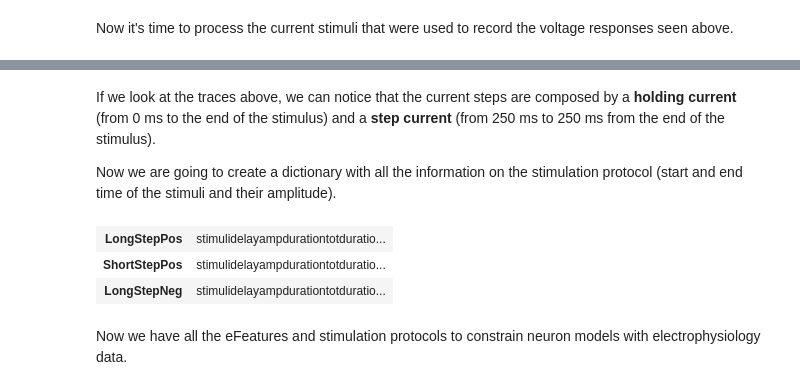
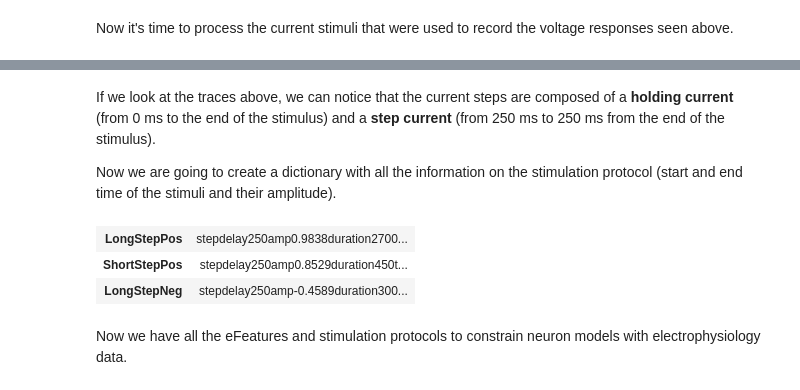
Before and after one commit to BlueBrain/SimulationTutorials, a Jupyter notebook: SfN2017/eFEL/efel.ipynb, the cells around one changed output, grey strips where cells are left out. Saved outputs shown, nothing was run; the diff lists cells and outputs as text; code cells hidden in the pictures.

```diff
--- a/SfN2017/eFEL/efel.ipynb
+++ b/SfN2017/eFEL/efel.ipynb
@@ -177,5 +168,4 @@ The function below construct the traces format for the eFEL library.
 # %%
-# Extract features
 import efel
 
 # Define stimulus start and end times
@@ -198,27 +188,27 @@ def get_features(data):
 
             efel_traces[step_name].append(trace)
 
-    features_values = collections.defaultdict(dict)
+    feat_values = collections.defaultdict(dict)
 
-    features_values['LongStepNeg'] = efel.getMeanFeatureValues(efel_traces['LongStepNeg'],
+    feat_values['LongStepNeg'] = efel.getMeanFeatureValues(efel_traces['LongStepNeg'],
                                                                 ['voltage_deflection',
                                                                 'voltage_base'])
 
-    features_values['LongStepPos'] = efel.getMeanFeatureValues(efel_traces['LongStepPos'],
+    feat_values['LongStepPos'] = efel.getMeanFeatureValues(efel_traces['LongStepPos'],
                                                                ['mean_frequency', 'adaptation_index2',
                                                                 'ISI_CV'])
 
-    features_values['ShortStepPos'] = efel.getMeanFeatureValues(efel_traces['ShortStepPos'],
+    feat_values['ShortStepPos'] = efel.getMeanFeatureValues(efel_traces['ShortStepPos'],
                                                                 ['time_to_first_spike', 'AHP_depth',
                                                                 'AP_width', 'AP_height'])
 
     # Round raw feature values
     for stim_name in efel_traces.keys():
-        for idx, stim in enumerate(features_values[stim_name]):
-            for feat_name in features_values[stim_name][idx].keys():
-                features_values[stim_name][idx][feat_name] = round(features_values[stim_name][idx][feat_name], 4)
+        for idx, stim in enumerate(feat_values[stim_name]):
+            for feat_name in feat_values[stim_name][idx].keys():
+                feat_values[stim_name][idx][feat_name] = round(feat_values[stim_name][idx][feat_name], 4)
 
-    return features_values
+    return feat_values
 # %% [markdown]
 To extract the features from the *step_v_dict* dictionary we just need to pass them as argument to the function above.
 
@@ -276,53 +266,49 @@ plt.tight_layout()
 [interactive output not drawn]
 [interactive output not drawn]
 # %% [markdown]
-If we look at the traces above, we can notice that the current steps are composed by a **holding current** (from 0 ms to the end of the stimulus) and a **step current** (from 250 ms to 250 ms from the end of the stimulus).
+If we look at the traces above, we can notice that the current steps are composed of a **holding current** (from 0 ms to the end of the stimulus) and a **step current** (from 250 ms to 250 ms from the end of the stimulus).
 
 Now we are going to create a dictionary with all the information on the stimulation protocol (start and end time of the stimuli and their amplitude).
 # %%
 protocols_dict = collections.OrderedDict()
 
 # Stimuli start and end time
 steps_info = {'LongStepNeg': [250, 3250], 'ShortStepPos': [250, 700], 'LongStepPos': [250, 2950]}
 
 # Stimuli holding current and step current amplitudes in nA
 amps_info = collections.defaultdict(list)
 for step_name in steps_i_dict.keys():
-
     iholds = []
     isteps = []
     for trace in steps_i_dict[step_name]:
         data = trace.reshape(len(trace)/2,2)
         tot_duration = steps_info[step_name][1]+steps_info[step_name][0]
 
         dt = float(tot_duration)/len(data)
         ihold = numpy.mean(data[:,1][0:int(steps_info[step_name][0]/dt)])
-
         istep = numpy.mean(data[:,1][int(steps_info[step_name][0]/dt):int(steps_info[step_name][1]/dt)])-ihold
         iholds.append(ihold)
         isteps.append(istep)
 
     amps_info[step_name].append(round(numpy.mean(isteps), 4))
     amps_info[step_name].append(round(numpy.mean(iholds), 4))
 
-#amps_info  = {'LongStepNeg': [-0.01, 0.05], 'ShortStepPos': [0.18,0.05],'LongStepPos': [0.15 ,0.05]}
-
 for step_name, reps in efel_features.items():
-    protocols_dict[step_name] = {"stimuli":[]}
-    protocols_dict[step_name]["stimuli"].append({"delay":steps_info[step_name][0],
-                                               "amp":amps_info[step_name][0],
-                                               "duration":steps_info[step_name][1]-steps_info[step_name][0],
-                                               "totduration":steps_info[step_name][1]+steps_info[step_name][0]})
-    protocols_dict[step_name]["stimuli"].append({"delay":0,
-                                               "amp":amps_info[step_name][1],
-                                               "duration":steps_info[step_name][1]+steps_info[step_name][0],
-                                               "totduration":steps_info[step_name][1]+steps_info[step_name][0]})
+    protocols_dict[step_name] = {}
+    protocols_dict[step_name]["step"] = {"delay":steps_info[step_name][0],
+                                         "amp":amps_info[step_name][0],
+                                         "duration":steps_info[step_name][1]-steps_info[step_name][0],
+                                         "totduration":steps_info[step_name][1]+steps_info[step_name][0]}
+    protocols_dict[step_name]["hold"] = {"delay":0,
+                                         "amp":amps_info[step_name][1],
+                                         "duration":steps_info[step_name][1]+steps_info[step_name][0],
+                                         "totduration":steps_info[step_name][1]+steps_info[step_name][0]}
 
 IPython.display.HTML(json2html.convert(json=dict(protocols_dict)))
 # %% [output]
-| LongStepPos | stimulidelayampdurationtotduratio... |
-| ShortStepPos | stimulidelayampdurationtotduratio... |
-| LongStepNeg | stimulidelayampdurationtotduratio... |
+| LongStepPos | stepdelay250amp0.9838duration2700... |
+| ShortStepPos | stepdelay250amp0.8529duration450t... |
+| LongStepNeg | stepdelay250amp-0.4589duration300... |
 # %% [markdown]
 Now we have all the eFeatures and stimulation protocols to constrain neuron models with electrophysiology data.
 # %% [markdown]
```
Also changed, not shown: parts of 10 cells of this notebook, 2 other files.
